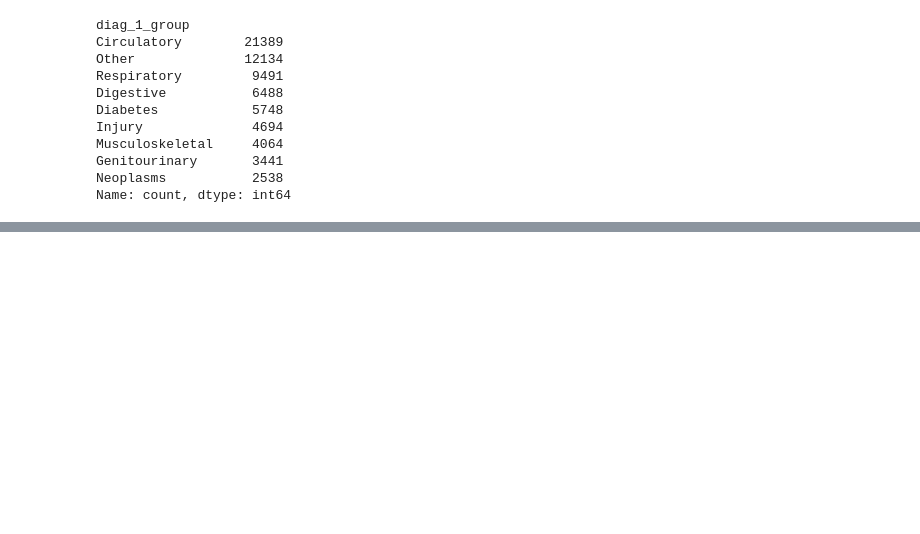
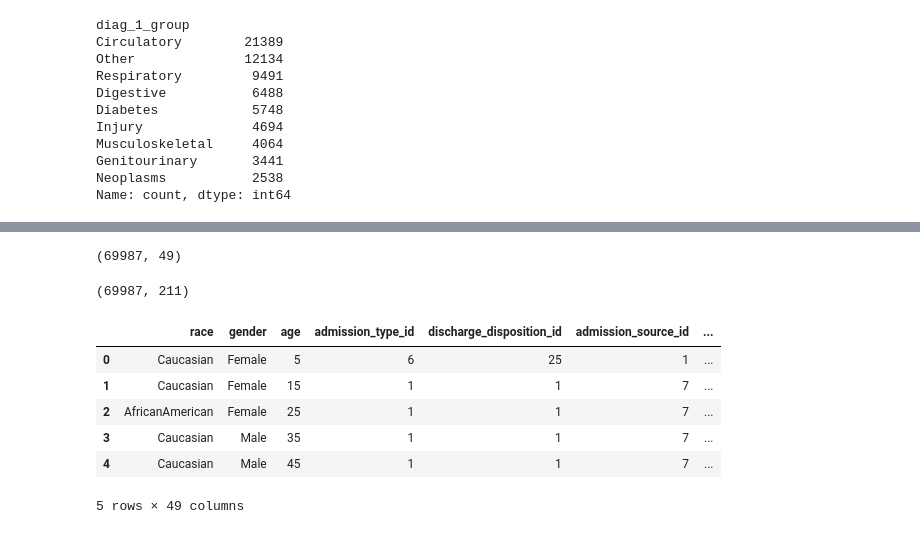
Before and after one commit to smritigupta9013/Healthcare, a Jupyter notebook: notebooks/01_eda.ipynb, the cells around one changed output, grey strips where cells are left out. Cells and saved outputs as stored; diff of their text form; code cells hidden in the pictures; blank space fills up the shorter version.

```diff
--- a/notebooks/01_eda.ipynb
+++ b/notebooks/01_eda.ipynb
@@ -1110,0 +1210,2 @@ df.head()
+# %%
+df['age'] = df['age'].map(age_dict)
@@ -1110,0 +1227,19 @@ df.head()
+# %%
+cols_to_drop = [
+    'encounter_id',
+    'patient_nbr',
+    'diag_1',
+    'diag_2',
+    'diag_3',
+    'readmitted'
+]
+
+df = df.drop(columns=cols_to_drop)
+# %%
+df.shape
+# %% [output]
+(69987, 49)
+# %%
+id_cols = ['admission_type_id', 'discharge_disposition_id', 'admission_source_id']
+# %%
+df[id_cols] = df[id_cols].astype(str)
@@ -1110,0 +1248,14 @@ df.head()
+# %%
+df_encoded.shape
+# %% [output]
+(69987, 211)
+# %%
+df.head()
+# %% [output]
+|  | race | gender | age | admission_type_id | discharge_disposition_id | admission_source_id | ... |
+| 0 | Caucasian | Female | 5 | 6 | 25 | 1 | ... |
+| 1 | Caucasian | Female | 15 | 1 | 1 | 7 | ... |
+| 2 | AfricanAmerican | Female | 25 | 1 | 1 | 7 | ... |
+| 3 | Caucasian | Male | 35 | 1 | 1 | 7 | ... |
+| 4 | Caucasian | Male | 45 | 1 | 1 | 7 | ... |
+5 rows × 49 columns
```
Also changed, not shown: parts of 18 cells of this notebook.
